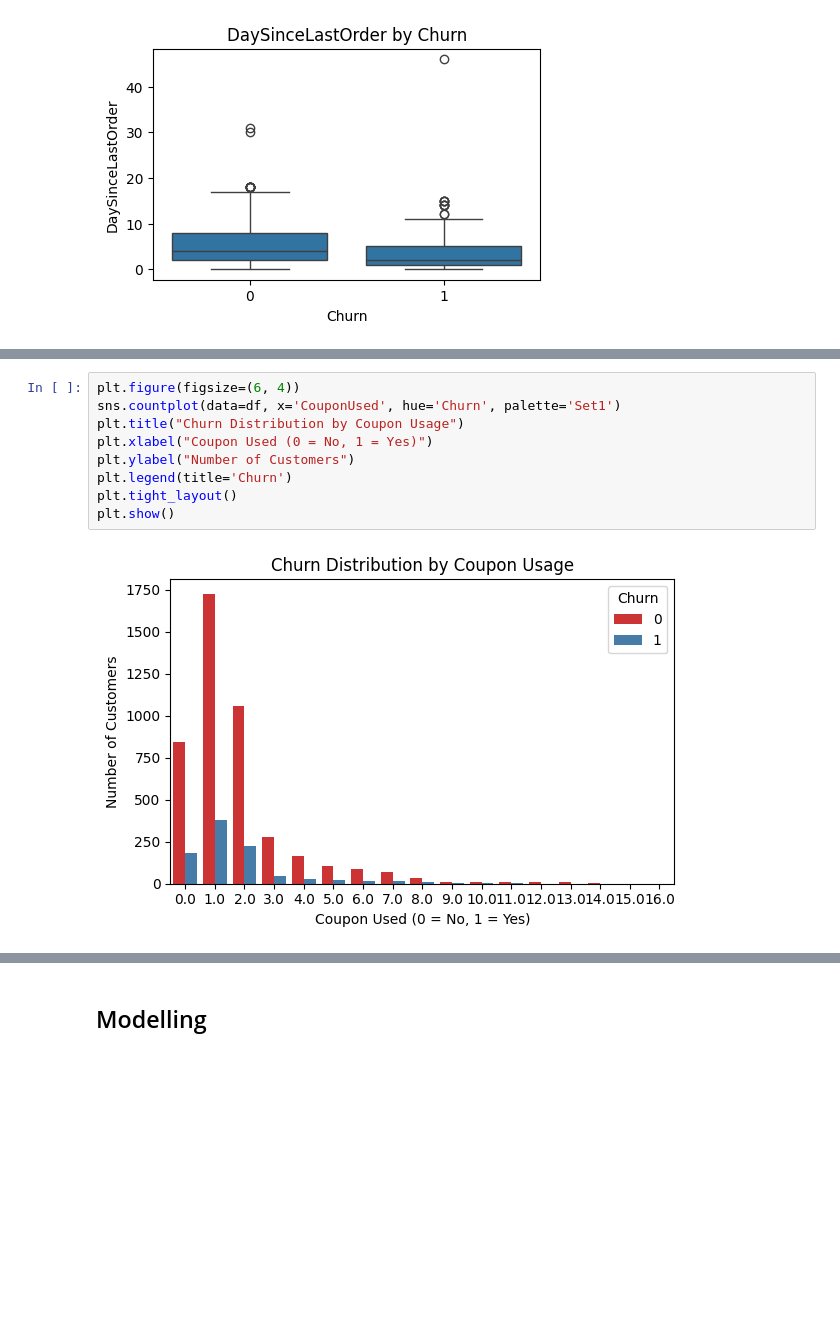
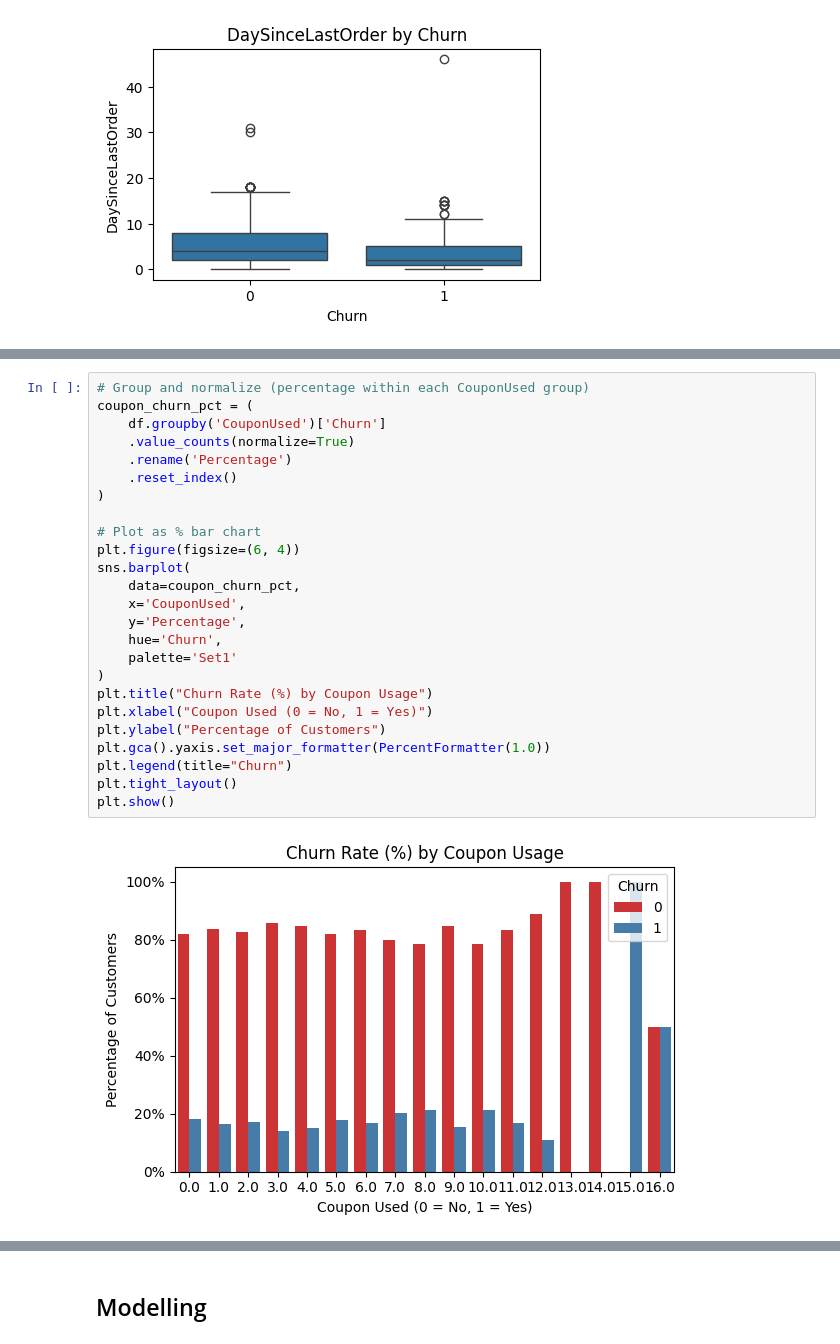
Before and after one commit to abhisekmiitk/ensemble_new, a Jupyter notebook: Ensemble_Learning.ipynb, the cells around one changed output, grey strips where cells are left out. Cells and saved outputs as stored; diff of their text form; blank space fills up the shorter version.

```diff
--- a/Ensemble_Learning.ipynb
+++ b/Ensemble_Learning.ipynb
@@ -153,11 +199,27 @@ for col in categorical_cols:
 # %%
+# Group and normalize (percentage within each CouponUsed group)
+coupon_churn_pct = (
+    df.groupby('CouponUsed')['Churn']
+    .value_counts(normalize=True)
+    .rename('Percentage')
+    .reset_index()
+)
+
+# Plot as % bar chart
 plt.figure(figsize=(6, 4))
-sns.countplot(data=df, x='CouponUsed', hue='Churn', palette='Set1')
-plt.title("Churn Distribution by Coupon Usage")
+sns.barplot(
+    data=coupon_churn_pct,
+    x='CouponUsed',
+    y='Percentage',
+    hue='Churn',
+    palette='Set1'
+)
+plt.title("Churn Rate (%) by Coupon Usage")
 plt.xlabel("Coupon Used (0 = No, 1 = Yes)")
-plt.ylabel("Number of Customers")
-plt.legend(title='Churn')
+plt.ylabel("Percentage of Customers")
+plt.gca().yaxis.set_major_formatter(PercentFormatter(1.0))
+plt.legend(title="Churn")
 plt.tight_layout()
 plt.show()
 # %% [output]
-[figure, old version]
+[figure, new version]
```
Also changed, not shown: parts of 13 cells of this notebook.
